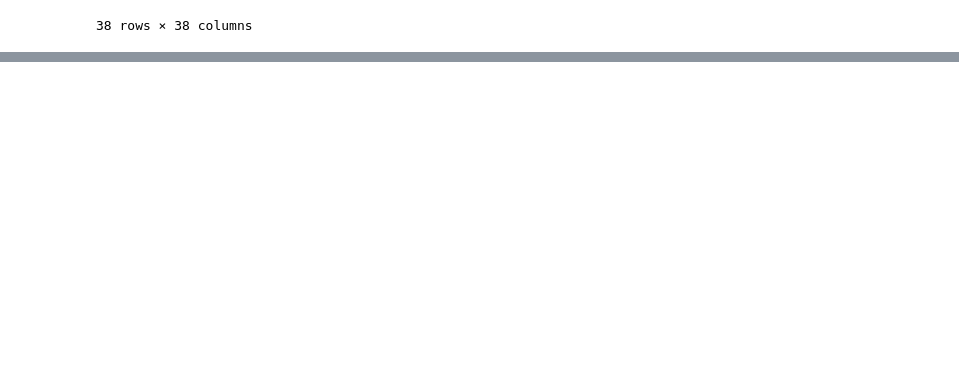
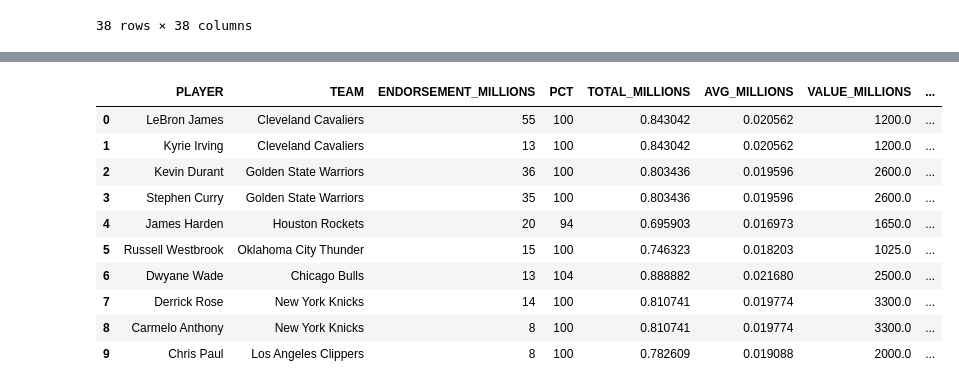
Before and after one commit to noahgift/socialpowernba, a Jupyter notebook: notebooks/nba_player_power_influence_performance.ipynb, the cells around one changed output, grey strips where cells are left out. Cells and saved outputs as stored; diff of their text form; code cells hidden in the pictures; blank space fills up the shorter version.

```diff
--- a/notebooks/nba_player_power_influence_performance.ipynb
+++ b/notebooks/nba_player_power_influence_performance.ipynb
@@ -317,0 +331,14 @@ nba_players_with_salary_wiki_twitter_df.corr()
+# %%
+endorsement_value_df
+# %% [output]
+|  | PLAYER | TEAM | ENDORSEMENT_MILLIONS | PCT | TOTAL_MILLIONS | AVG_MILLIONS | VALUE_MILLIONS | ... |
+| 0 | LeBron James | Cleveland Cavaliers | 55 | 100 | 0.843042 | 0.020562 | 1200.0 | ... |
+| 1 | Kyrie Irving | Cleveland Cavaliers | 13 | 100 | 0.843042 | 0.020562 | 1200.0 | ... |
+| 2 | Kevin Durant | Golden State Warriors | 36 | 100 | 0.803436 | 0.019596 | 2600.0 | ... |
+| 3 | Stephen Curry | Golden State Warriors | 35 | 100 | 0.803436 | 0.019596 | 2600.0 | ... |
+| 4 | James Harden | Houston Rockets | 20 | 94 | 0.695903 | 0.016973 | 1650.0 | ... |
+| 5 | Russell Westbrook | Oklahoma City Thunder | 15 | 100 | 0.746323 | 0.018203 | 1025.0 | ... |
+| 6 | Dwyane Wade | Chicago Bulls | 13 | 104 | 0.888882 | 0.021680 | 2500.0 | ... |
+| 7 | Derrick Rose | New York Knicks | 14 | 100 | 0.810741 | 0.019774 | 3300.0 | ... |
+| 8 | Carmelo Anthony | New York Knicks | 8 | 100 | 0.810741 | 0.019774 | 3300.0 | ... |
+| 9 | Chris Paul | Los Angeles Clippers | 8 | 100 | 0.782609 | 0.019088 | 2000.0 | ... |
```
Also changed, not shown: parts of 16 cells of this notebook, 7 other files.
